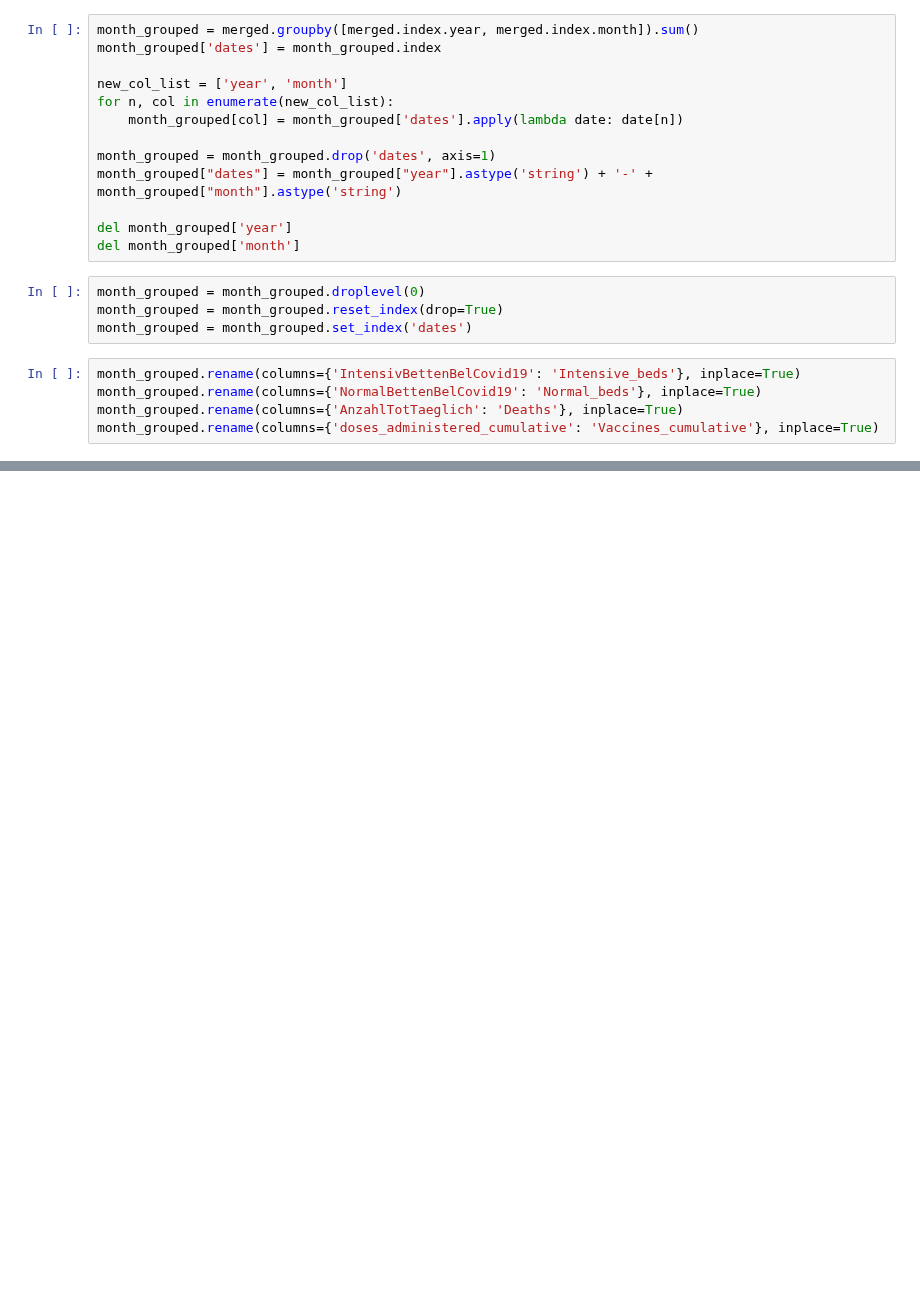
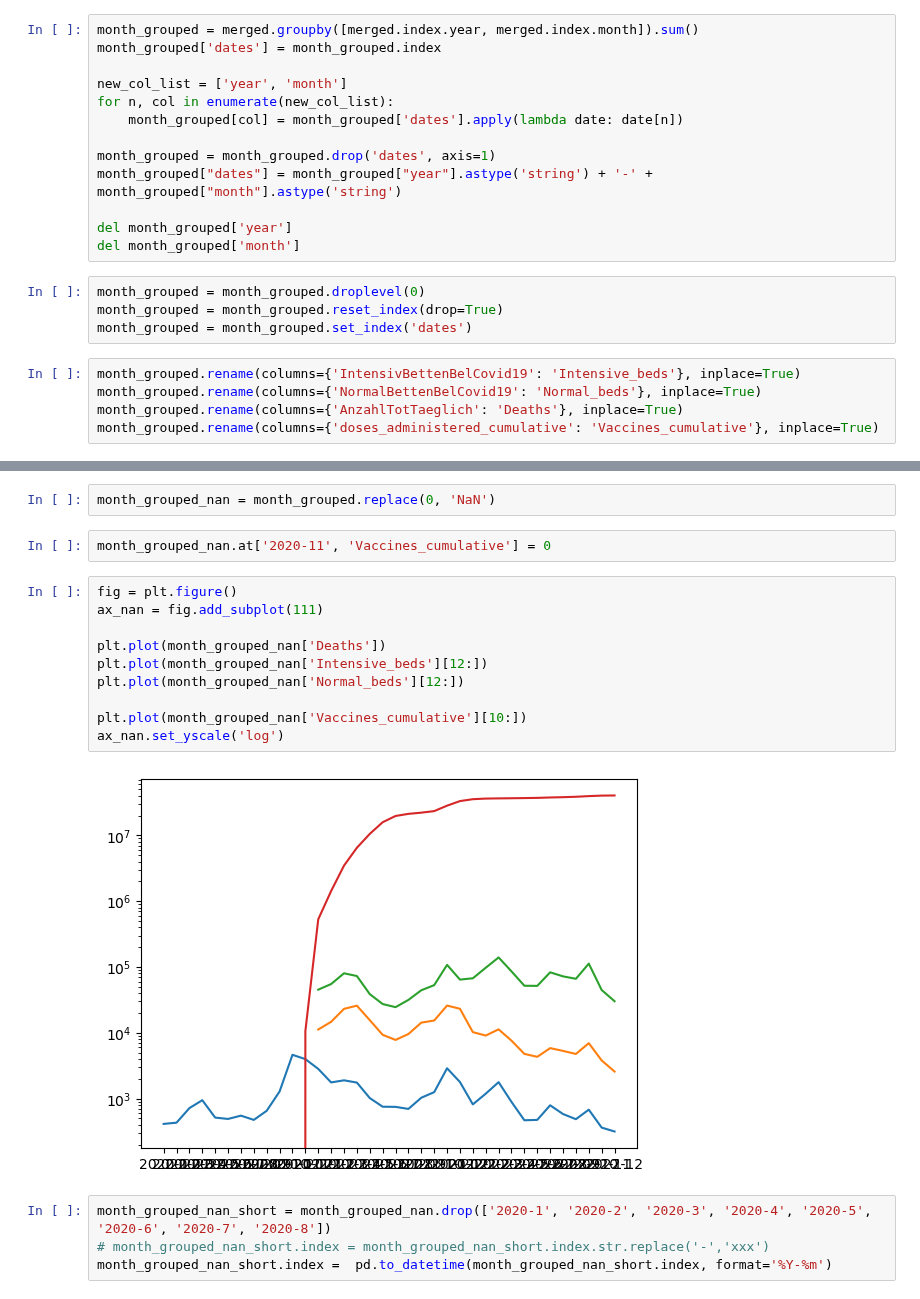
Before and after one commit to borosabel/visual_analytics_2022, a Jupyter notebook: individual work/submission_03_final-Andeol.ipynb, the cells around one changed output, grey strips where cells are left out. Drawn from its saved outputs; the diff is of its cells as text; blank space fills up the shorter version.

Commit message:
added better visualisations

```diff
--- a/individual work/submission_03_final-Andeol.ipynb
+++ b/individual work/submission_03_final-Andeol.ipynb
@@ -118,0 +120,20 @@ ax = month_grouped.plot.line(logy=True)
+# %%
+month_grouped_nan = month_grouped.replace(0, 'NaN')
+# %%
+month_grouped_nan.at['2020-11', 'Vaccines_cumulative'] = 0
+# %%
+fig = plt.figure()
+ax_nan = fig.add_subplot(111)
+
+plt.plot(month_grouped_nan['Deaths'])
+plt.plot(month_grouped_nan['Intensive_beds'][12:])
+plt.plot(month_grouped_nan['Normal_beds'][12:])
+
+plt.plot(month_grouped_nan['Vaccines_cumulative'][10:])
+ax_nan.set_yscale('log')
+# %% [output]
+[figure, added]
+# %%
+month_grouped_nan_short = month_grouped_nan.drop(['2020-1', '2020-2', '2020-3', '2020-4', '2020-5', '2020-6', '2020-7', '2020-8'])
+# month_grouped_nan_short.index = month_grouped_nan_short.index.str.replace('-','xxx')
+month_grouped_nan_short.index =  pd.to_datetime(month_grouped_nan_short.index, format='%Y-%m')
```
Also changed, not shown: parts of 9 cells of this notebook.
